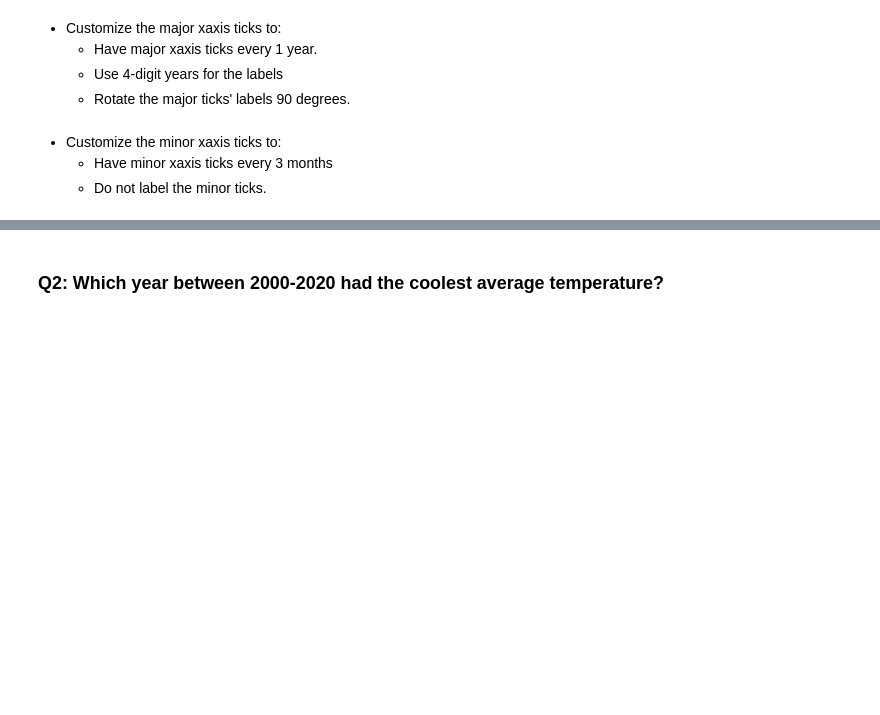
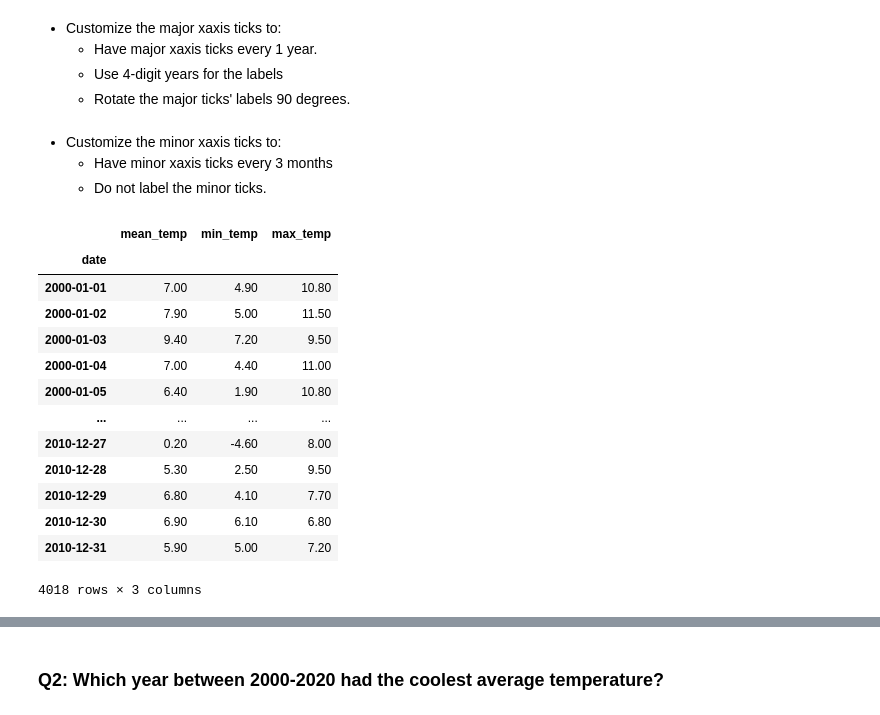
Before and after one commit to VALDE021/Resampling-Datetime-Data-Core1-EricNV, a Jupyter notebook: Resampling Datetime Data Core-EricNV.ipynb, the cells around one changed output, grey strips where cells are left out. Cells and saved outputs as stored; diff of their text form; code cells hidden in the pictures; blank space fills up the shorter version.

```diff
--- a/Resampling Datetime Data Core-EricNV.ipynb
+++ b/Resampling Datetime Data Core-EricNV.ipynb
@@ -41,3 +120,7 @@ Part 2: Answer 2 Questions using visualizations and the correct frequency data
     * min_temp
     * max_temp
     * snow_depth
+# %%
+# Filtration and viewing only first 5 rows
+df = df.loc['2000':, ['precipitation', 'mean_temp', 'min_temp', 'max_temp', 'snow_depth']]
+df.head()
@@ -88,3 +229,23 @@ With a ylabel of "Inchnor ticks.
 * Customize the minor xaxis ticks to:
     * Have minor xaxis ticks every 3 months
     * Do not label the minor ticks.
+# %%
+#Creating graph plots
+temp_cols = ['mean_temp','min_temp','max_temp']
+plot_df = rsdf.loc['2000': '2010',temp_cols]
+plot_df
+# %% [output]
+|  | mean_temp | min_temp | max_temp |
+| date |  |  |  |
+| 2000-01-01 | 7.00 | 4.90 | 10.80 |
+| 2000-01-02 | 7.90 | 5.00 | 11.50 |
+| 2000-01-03 | 9.40 | 7.20 | 9.50 |
+| 2000-01-04 | 7.00 | 4.40 | 11.00 |
+| 2000-01-05 | 6.40 | 1.90 | 10.80 |
+| ... | ... | ... | ... |
+| 2010-12-27 | 0.20 | -4.60 | 8.00 |
+| 2010-12-28 | 5.30 | 2.50 | 9.50 |
+| 2010-12-29 | 6.80 | 4.10 | 7.70 |
+| 2010-12-30 | 6.90 | 6.10 | 6.80 |
+| 2010-12-31 | 5.90 | 5.00 | 7.20 |
+4018 rows × 3 columns
```
Also changed, not shown: parts of 20 cells of this notebook.
